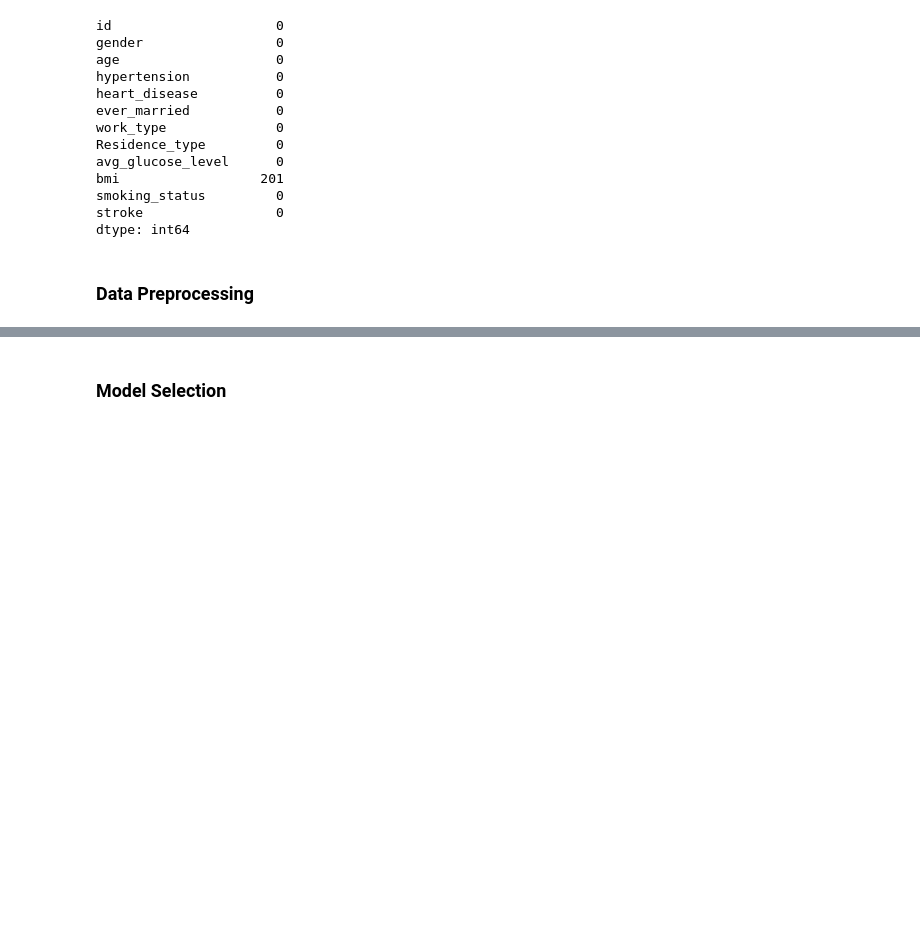
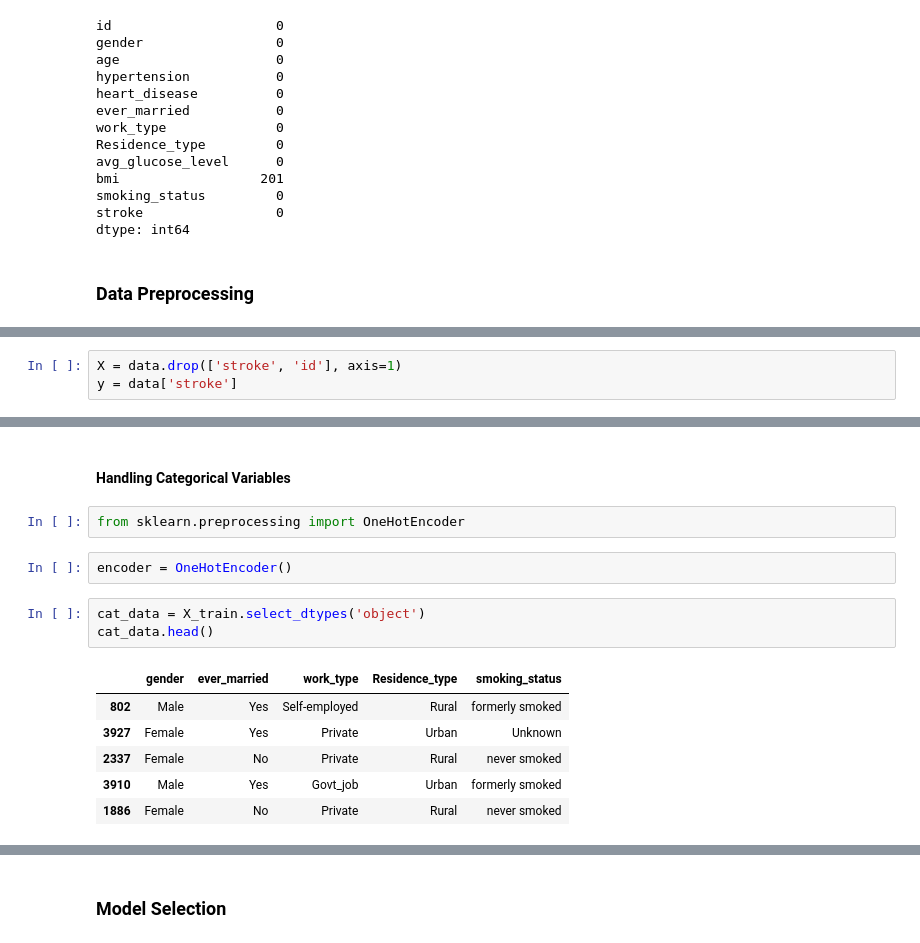
Before and after one commit to Tylikestocode/Machine-Learning, a Jupyter notebook: Stroke_Prediction/StrokePrediction.ipynb, the cells around one changed output, grey strips where cells are left out. Drawn from its saved outputs; the diff is of its cells as text; blank space fills up the shorter version.

```diff
--- a/Stroke_Prediction/StrokePrediction.ipynb
+++ b/Stroke_Prediction/StrokePrediction.ipynb
@@ -80,0 +85,3 @@ dtype: int64
+# %%
+X = data.drop(['stroke', 'id'], axis=1)
+y = data['stroke']
@@ -80,0 +134,16 @@ dtype: int64
+# %% [markdown]
+#### Handling Categorical Variables
+# %%
+from sklearn.preprocessing import OneHotEncoder
+# %%
+encoder = OneHotEncoder()
+# %%
+cat_data = X_train.select_dtypes('object')
+cat_data.head()
+# %% [output]
+|  | gender | ever_married | work_type | Residence_type | smoking_status |
+| 802 | Male | Yes | Self-employed | Rural | formerly smoked |
+| 3927 | Female | Yes | Private | Urban | Unknown |
+| 2337 | Female | No | Private | Rural | never smoked |
+| 3910 | Male | Yes | Govt_job | Urban | formerly smoked |
+| 1886 | Female | No | Private | Rural | never smoked |
```
Also changed, not shown: parts of 18 cells of this notebook, 2 other files.
